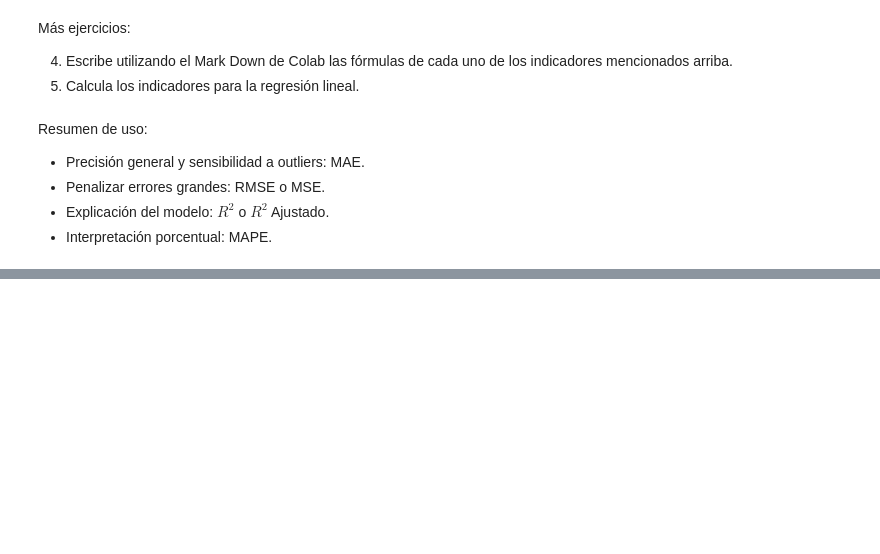
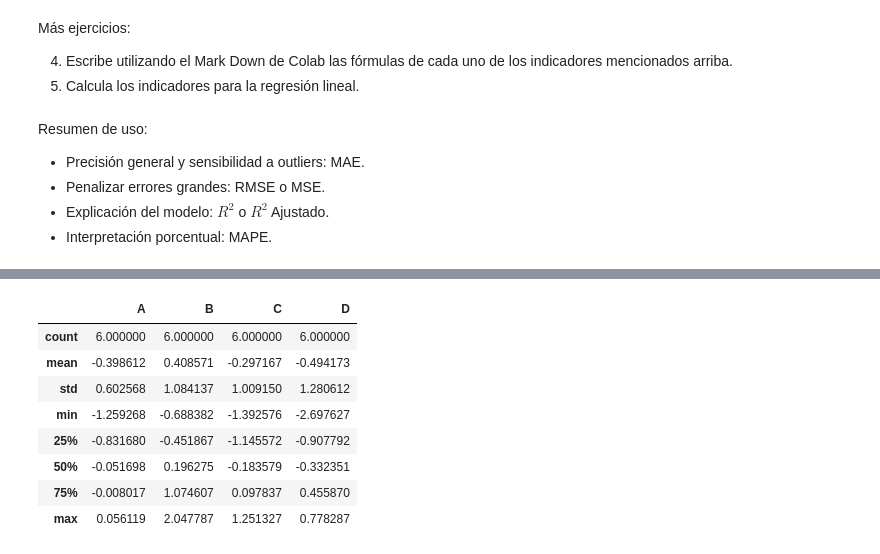
Before and after one commit to 175329/Mineria-de-datos, a Jupyter notebook: MineriaDeDatos.ipynb, the cells around one changed output, grey strips where cells are left out. Saved outputs shown, nothing was run; the diff lists cells and outputs as text; code cells hidden in the pictures; blank space fills up the shorter version.

```diff
--- a/MineriaDeDatos.ipynb
+++ b/MineriaDeDatos.ipynb
@@ -842,0 +861,5 @@ Resumen de uso:
+# %%
+#Creación de un DataFrame(df) pasando una matriz de NumPy con un índice de tipo fecha
+#y hora (datetime) usando date_range() y columnas etiquetadas:
+dates = pd.date_range("20130101", periods=6)
+dates
@@ -842,0 +870,3 @@ Resumen de uso:
+# %%
+df = pd.DataFrame(np.random.randn(6, 4), index=dates, columns=list("ABCD"))
+df
@@ -842,0 +958,13 @@ Resumen de uso:
+# %%
+#describe() muestra un resumen estadístico rápido de tus datos:
+df.describe()
+# %% [output]
+|  | A | B | C | D |
+| count | 6.000000 | 6.000000 | 6.000000 | 6.000000 |
+| mean | -0.398612 | 0.408571 | -0.297167 | -0.494173 |
+| std | 0.602568 | 1.084137 | 1.009150 | 1.280612 |
+| min | -1.259268 | -0.688382 | -1.392576 | -2.697627 |
+| 25% | -0.831680 | -0.451867 | -1.145572 | -0.907792 |
+| 50% | -0.051698 | 0.196275 | -0.183579 | -0.332351 |
+| 75% | -0.008017 | 1.074607 | 0.097837 | 0.455870 |
+| max | 0.056119 | 2.047787 | 1.251327 | 0.778287 |
```
Also changed, not shown: parts of 16 cells of this notebook.
